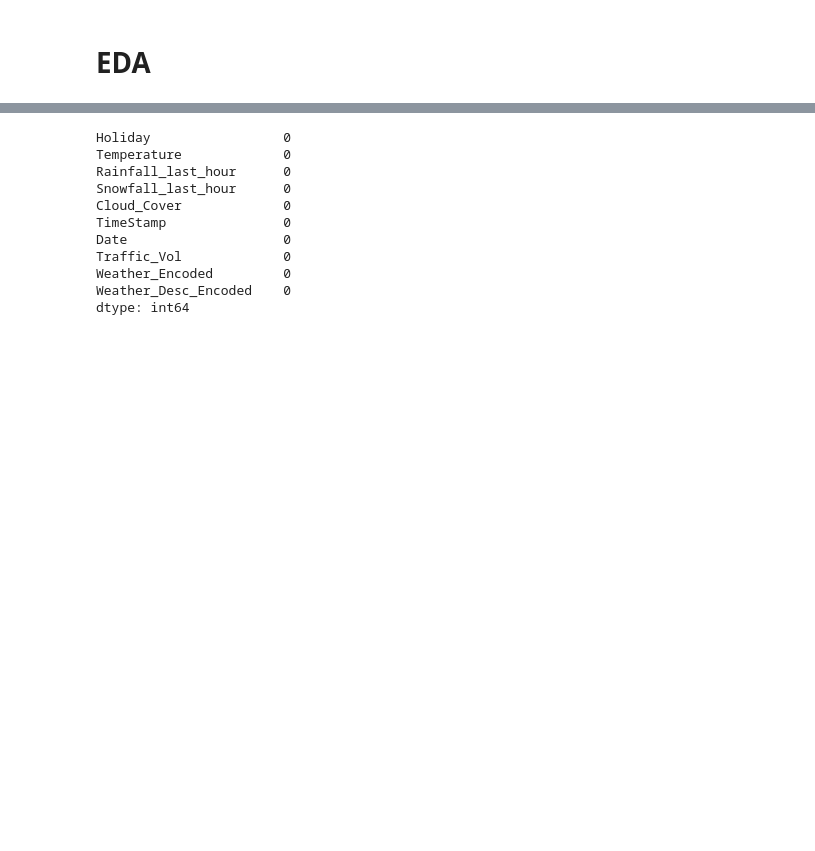
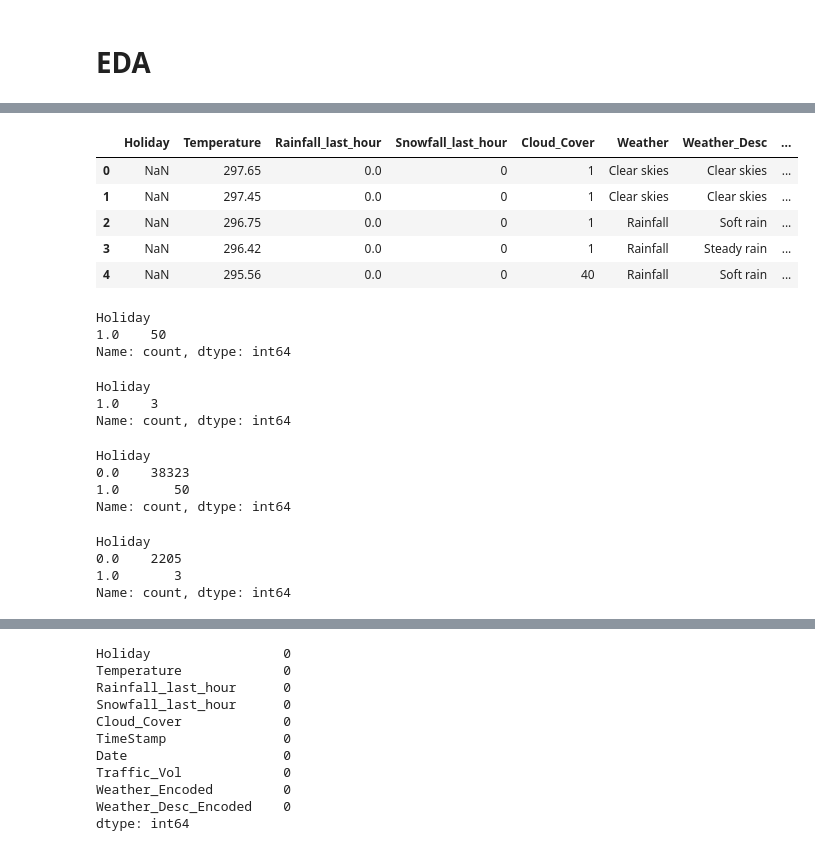
Before and after one commit to aneeshpatne/TGIHH-2024, a Jupyter notebook: EDA.ipynb, the cells around one changed output, grey strips where cells are left out. Cells and saved outputs as stored; diff of their text form; code cells hidden in the pictures; blank space fills up the shorter version.

```diff
--- a/EDA.ipynb
+++ b/EDA.ipynb
@@ -7,6 +7,7 @@ import seaborn as sns
 import matplotlib.pyplot as plt
 # %%
 df = pd.read_csv('Dataset/Train.csv')
+df1 = pd.read_csv('Dataset/Test.csv')
 df.head()
 # %% [output]
 |  | Holiday | Temperature | Rainfall_last_hour | Snowfall_last_hour | Cloud_Cover | Weather | Weather_Desc | ... |
@@ -15,8 +16,43 @@ df.head()
 | 2 | NaN | 290.28 | 0.0 | 0.0 | 90 | Cloudy skies | Full cloud cover | ... |
 | 3 | NaN | 290.33 | 0.0 | 0.0 | 90 | Cloudy skies | Full cloud cover | ... |
 | 4 | NaN | 292.14 | 0.0 | 0.0 | 75 | Cloudy skies | Fragmented clouds | ... |
+# %%
+df1.head()
+# %% [output]
+|  | Holiday | Temperature | Rainfall_last_hour | Snowfall_last_hour | Cloud_Cover | Weather | Weather_Desc | ... |
+| 0 | NaN | 297.65 | 0.0 | 0 | 1 | Clear skies | Clear skies | ... |
+| 1 | NaN | 297.45 | 0.0 | 0 | 1 | Clear skies | Clear skies | ... |
+| 2 | NaN | 296.75 | 0.0 | 0 | 1 | Rainfall | Soft rain | ... |
+| 3 | NaN | 296.42 | 0.0 | 0 | 1 | Rainfall | Steady rain | ... |
+| 4 | NaN | 295.56 | 0.0 | 0 | 40 | Rainfall | Soft rain | ... |
+# %%
+df['Holiday'].value_counts()
+# %% [output]
+Holiday
+1.0    50
+Name: count, dtype: int64
+# %%
+df1['Holiday'].value_counts()
+# %% [output]
+Holiday
+1.0    3
+Name: count, dtype: int64
 # %%
 df['Holiday'] = df['Holiday'].fillna(0)
+df['Holiday'].value_counts()
+# %% [output]
+Holiday
+0.0    38323
+1.0       50
+Name: count, dtype: int64
+# %%
+df1['Holiday'] = df1['Holiday'].fillna(0)
+df1['Holiday'].value_counts()
+# %% [output]
+Holiday
+0.0    2205
+1.0       3
+Name: count, dtype: int64
 # %%
 weather_encoder = LabelEncoder()
 weather_desc_encoder = LabelEncoder()
```
Also changed, not shown: parts of 20 cells of this notebook.
